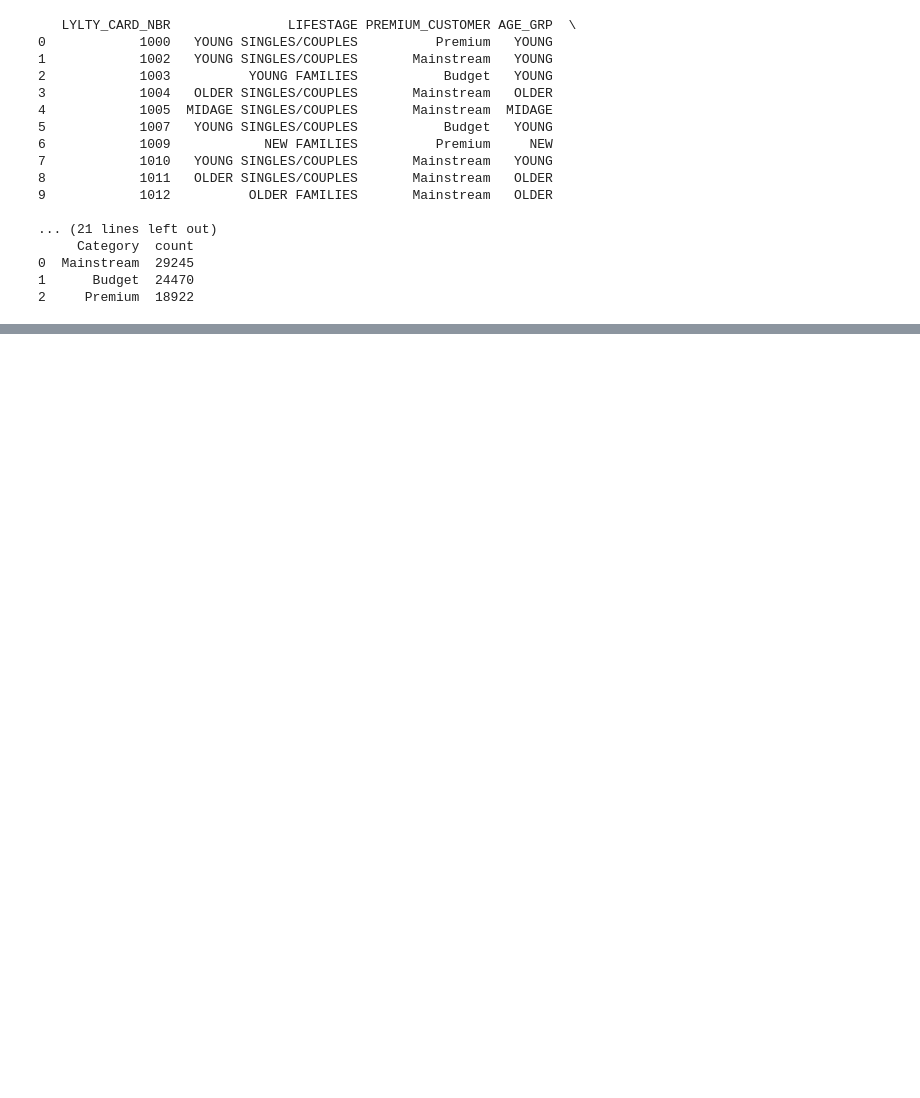
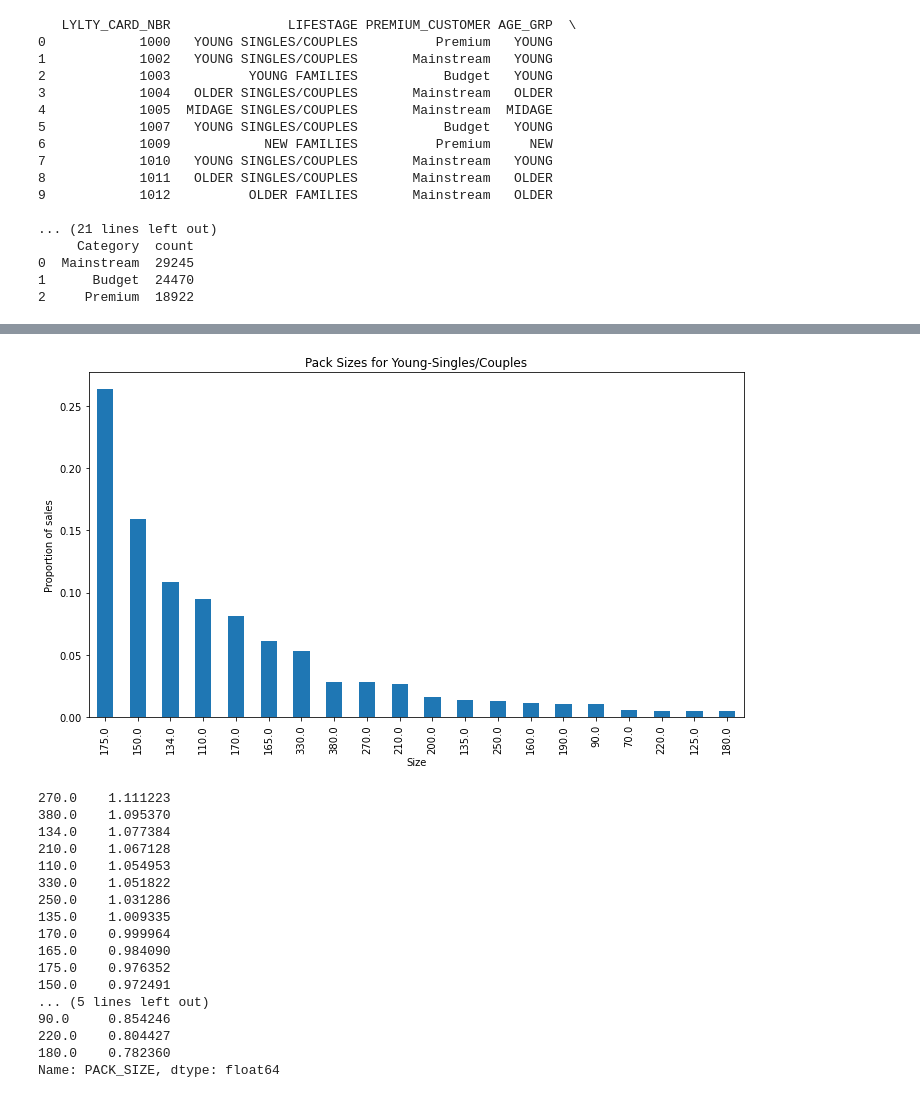
Before and after one commit to camilopalaciosb/quantinium_forage, a Jupyter notebook: quantinium_tasks.ipynb, the cells around one changed output, grey strips where cells are left out. Saved outputs shown, nothing was run; the diff lists cells and outputs as text; code cells hidden in the pictures; blank space fills up the shorter version.

```diff
--- a/quantinium_tasks.ipynb
+++ b/quantinium_tasks.ipynb
@@ -206,0 +438,36 @@ print(category)
+# %%
+#Which size do they preffer
+groupby_size=subset['PACK_SIZE'].value_counts(normalize=True)
+
+
+groupby_size.plot(kind='bar', figsize=(10,6), legend=False)
+plt.title('Pack Sizes for Young-Singles/Couples')
+plt.xlabel('Size')
+plt.ylabel('Proportion of sales')
+plt.tight_layout()
+plt.show()
+
+# Compare proportion of sales to other groups
+other_subset = df_chips[~((df_chips['AGE_GRP']=='YOUNG')&(df_chips['CUST_TYP']=='SINGLES/COUPLES'))]
+groupby_size_others=other_subset['PACK_SIZE'].value_counts(normalize=True)
+affinity =(groupby_size/groupby_size_others).dropna().sort_values(ascending=False)
+print(affinity)
+# %% [output]
+[figure, added]
+270.0    1.111223
+380.0    1.095370
+134.0    1.077384
+210.0    1.067128
+110.0    1.054953
+330.0    1.051822
+250.0    1.031286
+135.0    1.009335
+170.0    0.999964
+165.0    0.984090
+175.0    0.976352
+150.0    0.972491
+... (5 lines left out)
+90.0     0.854246
+220.0    0.804427
+180.0    0.782360
+Name: PACK_SIZE, dtype: float64
```
Also changed, not shown: parts of 7 cells of this notebook.
